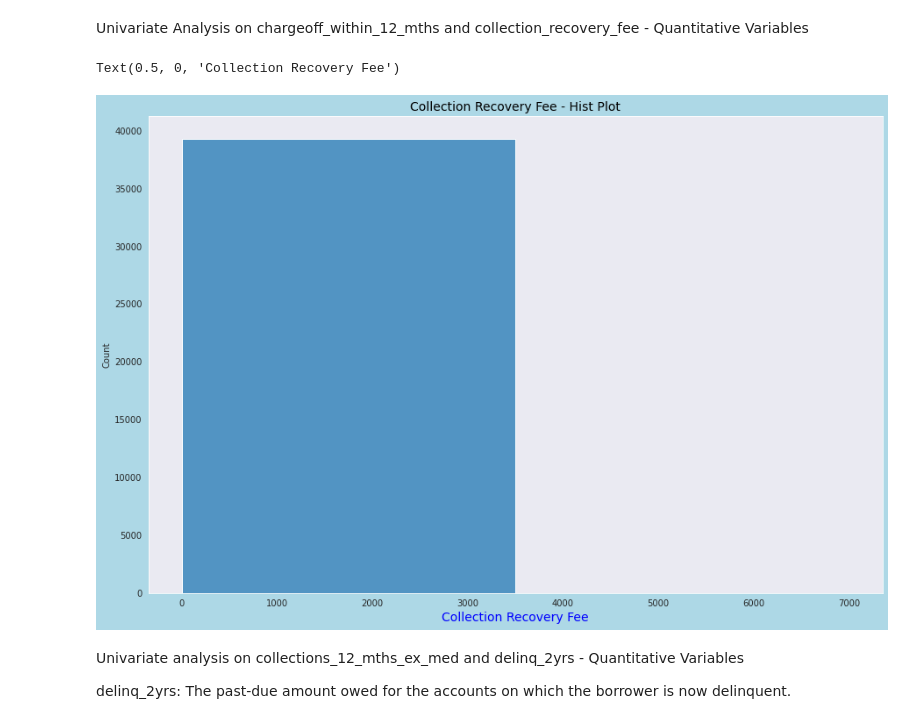
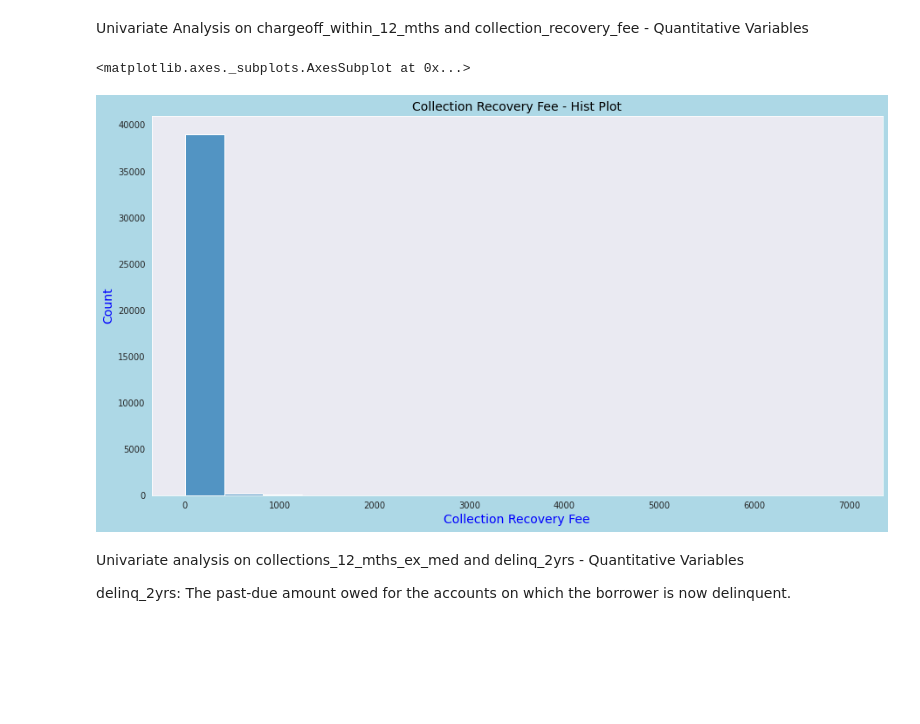
Before and after one commit to kishore-n-george/lending-club-case-study, a Jupyter notebook: 100095_kishore_george.ipynb, the cells around one changed output. Cells and saved outputs as stored; diff of their text form; code cells hidden in the pictures; blank space fills up the shorter version.

```diff
--- a/100095_kishore_george.ipynb
+++ b/100095_kishore_george.ipynb
@@ -555,3 +543,22 @@ loan.corr()
+# %%
+# Derived columns
+
+# categorise loan amounts into buckets which will help in analysis further in bivariate analysis.
+# loan['loan_amnt'].describe()
+# using percentile values to create categories
+loan['loan_amnt_cat'] = pd.cut(loan['loan_amnt'], [0, 5400, 10000, 15000, 25000, 35000], labels=['0-5400', '5400-10000', '10000-15000', '15000-25000', '25000 +'])
+# categorise interest rate into buckets which will help in analysis further in bivariate analysis.
+# loan['int_rate'].describe()
+# using percentile values to create categories
+loan['int_rate_cat'] = pd.cut(loan['int_rate'], [0, 9, 12, 15, 18, 25], labels=['0-9', '9-12', '12-15', '15-18', '18 +'])
+# categorise annual income into buckets which will help in analysis further in bivariate analysis.
+# using percentile values to create categories
+# loan['annual_inc'].describe()
+loan['annual_inc_cat'] = pd.cut(loan['annual_inc'], [0,20000, 40000, 60000, 80000, 100000], labels=['0-20000', '20000-40000', '40000-60000', '60000-80000', '80000 +'])
+# categorise revol util into buckets which will help in analysis further in bivariate analysis.
+loan['revol_util_cat'] = pd.cut(loan['revol_util'], [0,20, 40, 60,80,100], labels=['0-20','20-40', '40-60', '60-80', '80-100'])
+# categorise open acc into buckets which will help in analysis further in bivariate analysis.
+loan['open_acc_cat'] = pd.cut(loan['revol_util'], [0,10, 20, 30,40,50], labels=['0-10','10-20', '20-30', '30-40', '40+'])
 # %% [markdown]
 **Univariate Analysis**
 # %%
@@ -561,5 +568,13 @@ import matplotlib.pyplot as plt
 # sns.set(rc={'figure.figsize':(15,8),'facecolor':'lightblue'})
 sns.set_style("dark")
 columns_list_remove = set(())
+
+def draw_custom_hist_plot(df,x,xlabel,ylabel):
+  plt.figure(figsize=(15,8),facecolor='lightblue')
+  hplot = sns.histplot(df[x])
+  hplot.set_title(f'{xlabel} - Hist Plot',fontsize=14,color='black')
+  hplot.set_xlabel(xlabel,fontsize=14,color='b')
+  hplot.set_ylabel(ylabel,fontsize=14,color='b')
+  return hplot
 # %% [markdown]
 Univariate Analysis of Application Type - Categorical Variable
@@ -670,17 +670,14 @@ Univariate Analysis on chargeoff_within_12_mths and collection_recovery_fee - Qu
 # %%
 loan['chargeoff_within_12_mths'].unique()
 # has only zeroes-> add 'chargeoff_within_12_mths' to list of columns to be removed
 columns_list_remove.add('chargeoff_within_12_mths')
 # loan['collection_recovery_fee'].unique()
-plt.figure(figsize=(15,10),facecolor='lightblue')
-plt.ticklabel_format(style='plain', axis='x')
-hplot = sns.histplot(loan['collection_recovery_fee'],bins=2)
-hplot.set_title('Collection Recovery Fee - Hist Plot',fontsize=14,color='black')
-hplot.set_xlabel('Collection Recovery Fee',fontsize=14,color='b')
+draw_custom_hist_plot(loan,'collection_recovery_fee','Collection Recovery Fee','Count')
+
 # inference -> most collection recovery fee is under 3500
 # %% [output]
-Text(0.5, 0, 'Collection Recovery Fee')
+<matplotlib.axes._subplots.AxesSubplot at 0x...>
-[figure, old version]
+[figure, new version]
 # %% [markdown]
 Univariate analysis on collections_12_mths_ex_med and delinq_2yrs - Quantitative Variables
 
```
Also changed, not shown: parts of 59 cells of this notebook, 1 other file.
